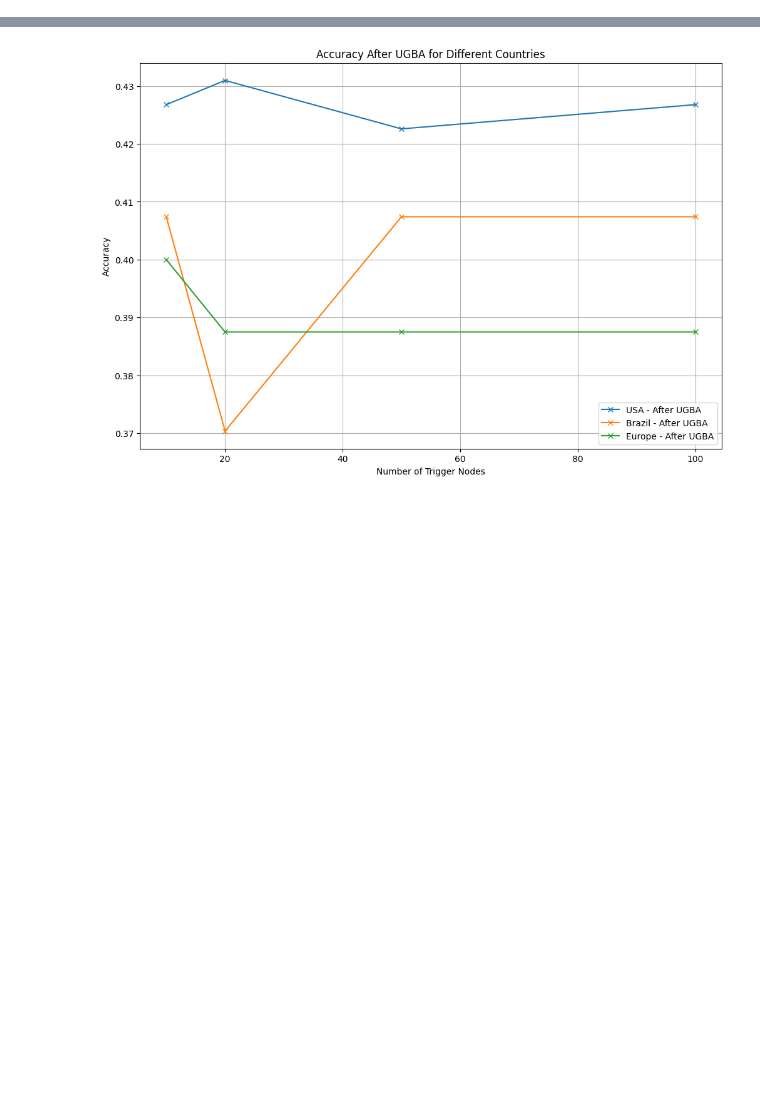
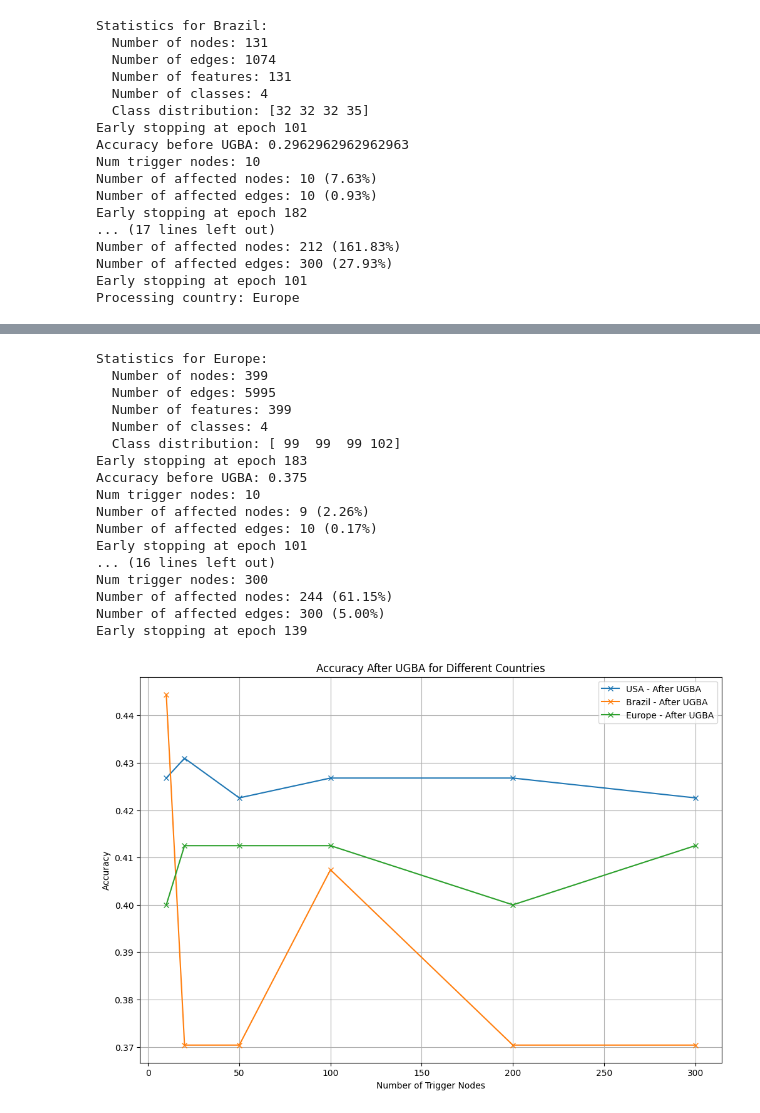
Before and after one commit to AbhiJeet70/GraphPoisoningCodes, a Jupyter notebook: UGBA_Airports.ipynb, the cells around one changed output, grey strips where cells are left out. Cells and saved outputs as stored; diff of their text form; code cells hidden in the pictures; blank space fills up the shorter version.

```diff
--- a/UGBA_Airports.ipynb
+++ b/UGBA_Airports.ipynb
@@ -202,6 +202,16 @@ def run_ugba_experiments(data, model, best_hyperparams, num_trigger_nodes_list):
         # Ensure edge_index has valid indices
         perturbed_edge_index, _ = torch.unique(perturbed_edge_index, sorted=True, return_inverse=True, dim=1)
 
+        # Calculate affected nodes and edges
+        num_affected_nodes = torch.unique(perturbed_edge_index).size(0)
+        num_affected_edges = perturbed_edge_index.size(1)
+        node_impact_percentage = (num_affected_nodes / data.num_nodes) * 100
+        edge_impact_percentage = (num_affected_edges / data.num_edges) * 100
+
+        print(f"Num trigger nodes: {num_trigger_nodes}")
+        print(f"Number of affected nodes: {num_affected_nodes} ({node_impact_percentage:.2f}%)")
+        print(f"Number of affected edges: {num_affected_edges} ({edge_impact_percentage:.2f}%)")
+
         # Retrain the model with perturbed edges
         acc_after = train_model(model, data, best_hyperparams['Learning_Rate'], best_hyperparams['Weight_Decay'])
         results.append({
@@ -214,7 +224,7 @@ def run_ugba_experiments(data, model, best_hyperparams, num_trigger_nodes_list):
 # Main execution
 if __name__ == "__main__":
     countries = ['USA', 'Brazil', 'Europe']
-    num_trigger_nodes_list = [10, 20, 50, 100]
+    num_trigger_nodes_list = [10, 20, 50, 100, 200, 300]
     all_results = []
 
     for country in countries:
@@ -275,0 +311,17 @@ Early stopping at epoch 101
+Statistics for Brazil:
+  Number of nodes: 131
+  Number of edges: 1074
+  Number of features: 131
+  Number of classes: 4
+  Class distribution: [32 32 32 35]
+Early stopping at epoch 101
+Accuracy before UGBA: 0.2962962962962963
+Num trigger nodes: 10
+Number of affected nodes: 10 (7.63%)
+Number of affected edges: 10 (0.93%)
+Early stopping at epoch 182
+... (17 lines left out)
+Number of affected nodes: 212 (161.83%)
+Number of affected edges: 300 (27.93%)
+Early stopping at epoch 101
+Processing country: Europe
@@ -276 +332,18 @@ Early stopping at epoch 101
+Statistics for Europe:
+  Number of nodes: 399
+  Number of edges: 5995
+  Number of features: 399
+  Number of classes: 4
+  Class distribution: [ 99  99  99 102]
+Early stopping at epoch 183
+Accuracy before UGBA: 0.375
+Num trigger nodes: 10
+Number of affected nodes: 9 (2.26%)
+Number of affected edges: 10 (0.17%)
+Early stopping at epoch 101
+... (16 lines left out)
+Num trigger nodes: 300
+Number of affected nodes: 244 (61.15%)
+Number of affected edges: 300 (5.00%)
+Early stopping at epoch 139
-[figure, old version]
+[figure, new version]
```
Also changed, not shown: parts of 1 cell of this notebook.
